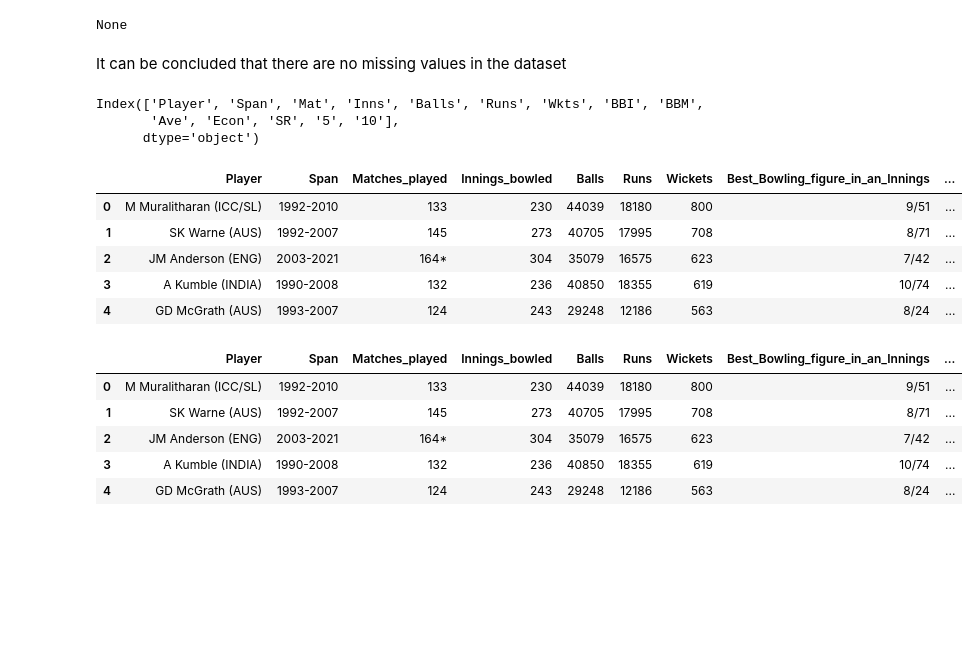
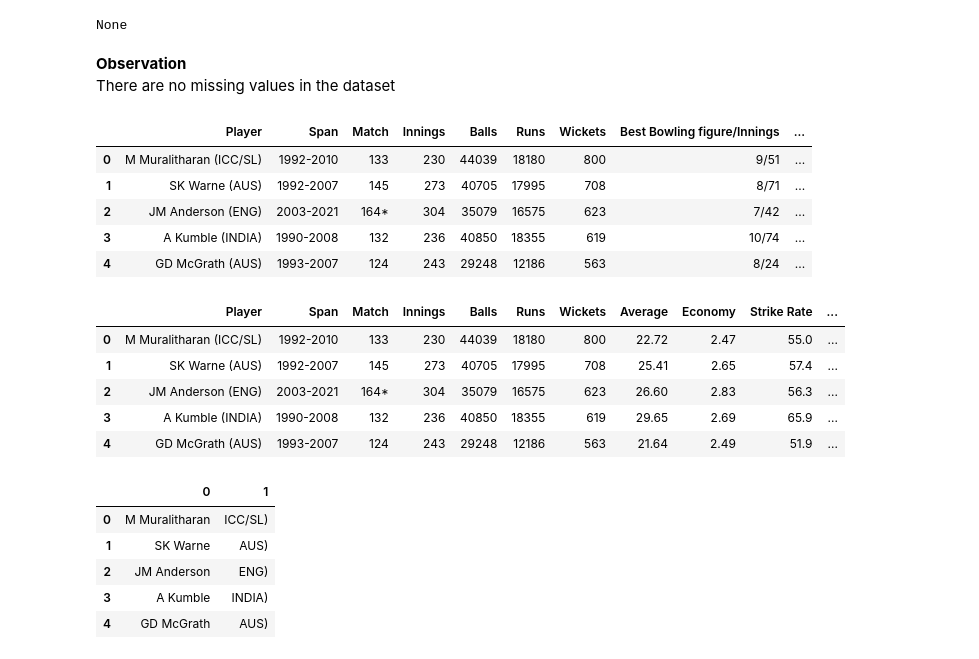
Before and after one commit to IshratShamiemAnanta/test_cricket_analysis, a Jupyter notebook: test_cricket_analysis.ipynb, the cells around one changed output. Drawn from its saved outputs; the diff is of its cells as text; code cells hidden in the pictures; blank space fills up the shorter version.

```diff
--- a/test_cricket_analysis.ipynb
+++ b/test_cricket_analysis.ipynb
@@ -75,34 +75,42 @@ dtypes: float64(3), int64(6), object(5)
 memory usage: 8.8+ KB
 None
 # %% [markdown]
-It can be concluded that there are no missing values in the dataset
+**Observation** <br>
+There are no missing values in the dataset
-# %%
-print(df.columns)
-# %% [output]
-Index(['Player', 'Span', 'Mat', 'Inns', 'Balls', 'Runs', 'Wkts', 'BBI', 'BBM',
-       'Ave', 'Econ', 'SR', '5', '10'],
-      dtype='object')
 # %%
 #renaming the column names appropriately
-df = df.rename(columns={"Mat":"Matches_played", "Inns":"Innings_bowled","Wkts":"Wickets","BBI":"Best_Bowling_figure_in_an_Innings","BBM":"Best_Bowling_figure_in_a_Match","Ave":"Average","Econ":"Economy","SR":"Strike_Rate", "5":"5_Wickets/match","10":"10_Wickets/match"})
+df = df.rename(columns={"Mat":"Match", "Inns":"Innings","Wkts":"Wickets","BBI":"Best Bowling figure/Innings","BBM":"Best Bowling figure/Match","Ave":"Average","Econ":"Economy","SR":"Strike Rate", "5":"5 wickets/match","10":"10 wickets/match"})
 
 display(df.head())
 # %% [output]
-|  | Player | Span | Matches_played | Innings_bowled | Balls | Runs | Wickets | Best_Bowling_figure_in_an_Innings | ... |
+|  | Player | Span | Match | Innings | Balls | Runs | Wickets | Best Bowling figure/Innings | ... |
 | 0 | M Muralitharan (ICC/SL) | 1992-2010 | 133 | 230 | 44039 | 18180 | 800 | 9/51 | ... |
 | 1 | SK Warne (AUS) | 1992-2007 | 145 | 273 | 40705 | 17995 | 708 | 8/71 | ... |
 | 2 | JM Anderson (ENG) | 2003-2021 | 164* | 304 | 35079 | 16575 | 623 | 7/42 | ... |
 | 3 | A Kumble (INDIA) | 1990-2008 | 132 | 236 | 40850 | 18355 | 619 | 10/74 | ... |
 | 4 | GD McGrath (AUS) | 1993-2007 | 124 | 243 | 29248 | 12186 | 563 | 8/24 | ... |
 # %%
-#removing a column named 'Strike_Rate' from the dataframe
-df = df.drop('Strike_Rate', axis = 1)
+#removing columns named 'Best Bowling figure/Innings' and 'Best Bowling figure/Match' from the dataframe
+df = df.drop('Best Bowling figure/Innings', axis = 1)
+df = df.drop('Best Bowling figure/Match', axis = 1)
 
 display(df.head())
 # %% [output]
-|  | Player | Span | Matches_played | Innings_bowled | Balls | Runs | Wickets | Best_Bowling_figure_in_an_Innings | ... |
-| 0 | M Muralitharan (ICC/SL) | 1992-2010 | 133 | 230 | 44039 | 18180 | 800 | 9/51 | ... |
-| 1 | SK Warne (AUS) | 1992-2007 | 145 | 273 | 40705 | 17995 | 708 | 8/71 | ... |
-| 2 | JM Anderson (ENG) | 2003-2021 | 164* | 304 | 35079 | 16575 | 623 | 7/42 | ... |
-| 3 | A Kumble (INDIA) | 1990-2008 | 132 | 236 | 40850 | 18355 | 619 | 10/74 | ... |
-| 4 | GD McGrath (AUS) | 1993-2007 | 124 | 243 | 29248 | 12186 | 563 | 8/24 | ... |
+|  | Player | Span | Match | Innings | Balls | Runs | Wickets | Average | Economy | Strike Rate | ... |
+| 0 | M Muralitharan (ICC/SL) | 1992-2010 | 133 | 230 | 44039 | 18180 | 800 | 22.72 | 2.47 | 55.0 | ... |
+| 1 | SK Warne (AUS) | 1992-2007 | 145 | 273 | 40705 | 17995 | 708 | 25.41 | 2.65 | 57.4 | ... |
+| 2 | JM Anderson (ENG) | 2003-2021 | 164* | 304 | 35079 | 16575 | 623 | 26.60 | 2.83 | 56.3 | ... |
+| 3 | A Kumble (INDIA) | 1990-2008 | 132 | 236 | 40850 | 18355 | 619 | 29.65 | 2.69 | 65.9 | ... |
+| 4 | GD McGrath (AUS) | 1993-2007 | 124 | 243 | 29248 | 12186 | 563 | 21.64 | 2.49 | 51.9 | ... |
+# %%
+#splitting the country part from the player's name in the 'Player' column
+df_player = df['Player'].str.split("(", expand = True)
+
+display(df_player.head())
+# %% [output]
+|  | 0 | 1 |
+| 0 | M Muralitharan | ICC/SL) |
+| 1 | SK Warne | AUS) |
+| 2 | JM Anderson | ENG) |
+| 3 | A Kumble | INDIA) |
+| 4 | GD McGrath | AUS) |
```
Also changed, not shown: parts of 24 cells of this notebook.
